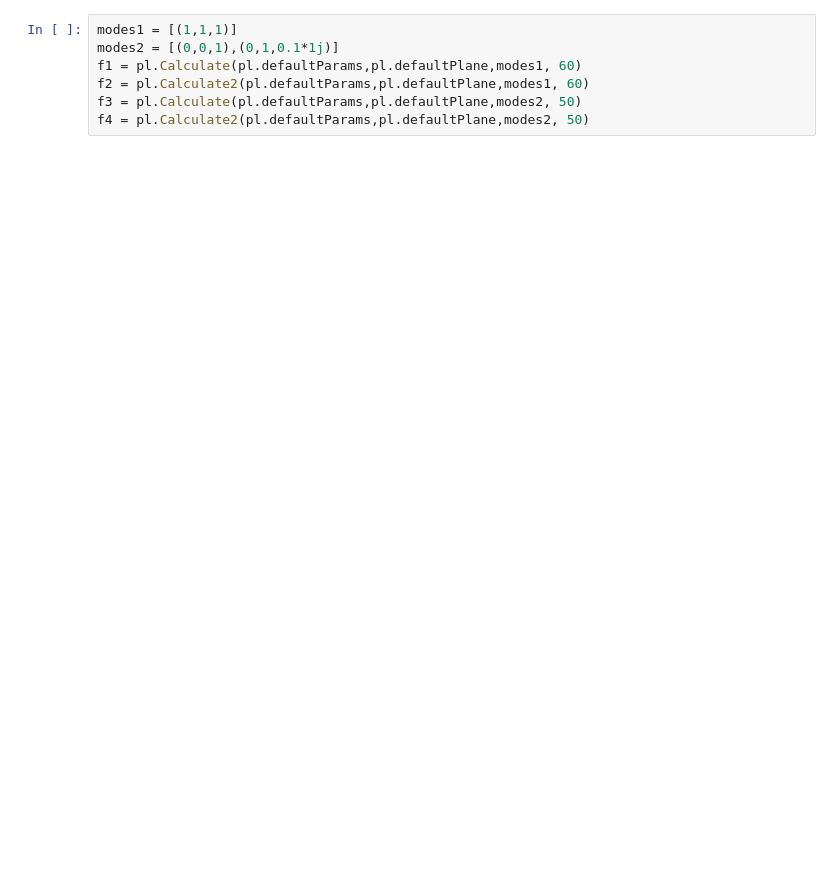
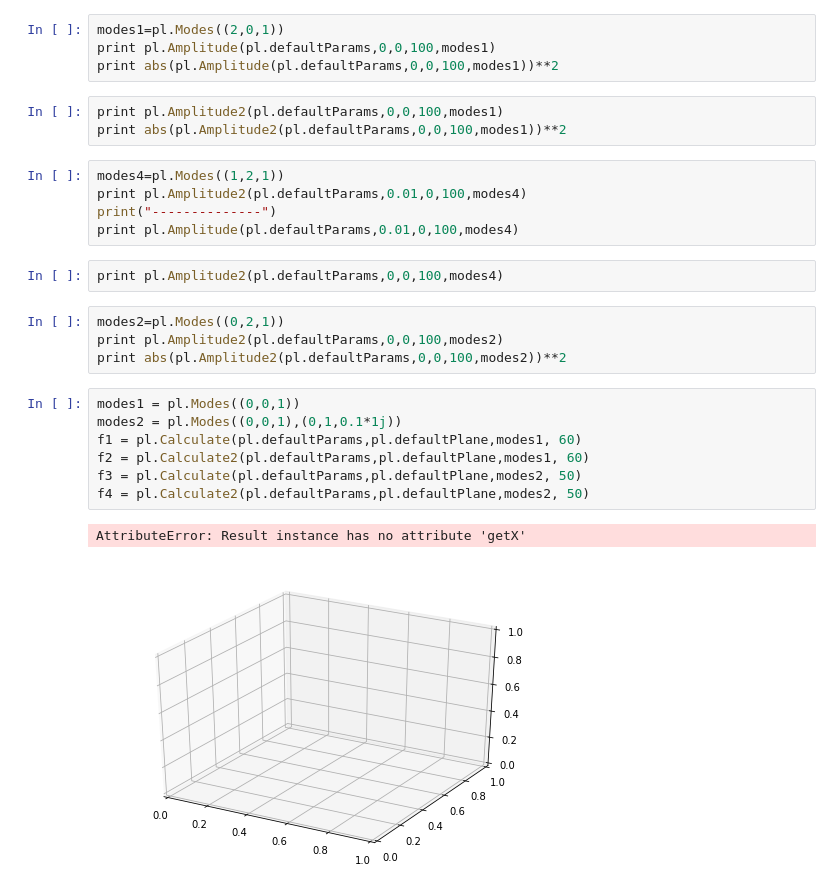
Before and after one commit to Edwards-Paul/Python-HG-Modes, a Jupyter notebook: HG Modes/main.ipynb, the cells around one changed output. Saved outputs shown, nothing was run; the diff lists cells and outputs as text; blank space fills up the shorter version.

```diff
--- a/HG Modes/main.ipynb
+++ b/HG Modes/main.ipynb
@@ -96,10 +71,31 @@ print pl.Phase(pl.defaultParams,0,0,50,[(1,1,1)])
+# %%
+modes1=pl.Modes((2,0,1))
+print pl.Amplitude(pl.defaultParams,0,0,100,modes1)
+print abs(pl.Amplitude(pl.defaultParams,0,0,100,modes1))**2
+# %%
+print pl.Amplitude2(pl.defaultParams,0,0,100,modes1)
+print abs(pl.Amplitude2(pl.defaultParams,0,0,100,modes1))**2
+# %%
+modes4=pl.Modes((1,2,1))
+print pl.Amplitude2(pl.defaultParams,0.01,0,100,modes4)
+print("--------------")
+print pl.Amplitude(pl.defaultParams,0.01,0,100,modes4)
+# %%
+print pl.Amplitude2(pl.defaultParams,0,0,100,modes4)
+# %%
+modes2=pl.Modes((0,2,1))
+print pl.Amplitude2(pl.defaultParams,0,0,100,modes2)
+print abs(pl.Amplitude2(pl.defaultParams,0,0,100,modes2))**2
 # %%
-modes1 = [(1,1,1)]
-modes2 = [(0,0,1),(0,1,0.1*1j)]
+modes1 = pl.Modes((0,0,1))
+modes2 = pl.Modes((0,0,1),(0,1,0.1*1j))
 f1 = pl.Calculate(pl.defaultParams,pl.defaultPlane,modes1, 60)
 f2 = pl.Calculate2(pl.defaultParams,pl.defaultPlane,modes1, 60)
 f3 = pl.Calculate(pl.defaultParams,pl.defaultPlane,modes2, 50)
 f4 = pl.Calculate2(pl.defaultParams,pl.defaultPlane,modes2, 50)
+# %% [output]
+AttributeError: Result instance has no attribute 'getX'
+[figure, added]
 # %%
 pl.Contour(f1)
 pl.Contour(f2)
```
Also changed, not shown: parts of 16 cells of this notebook, 3 other files.
